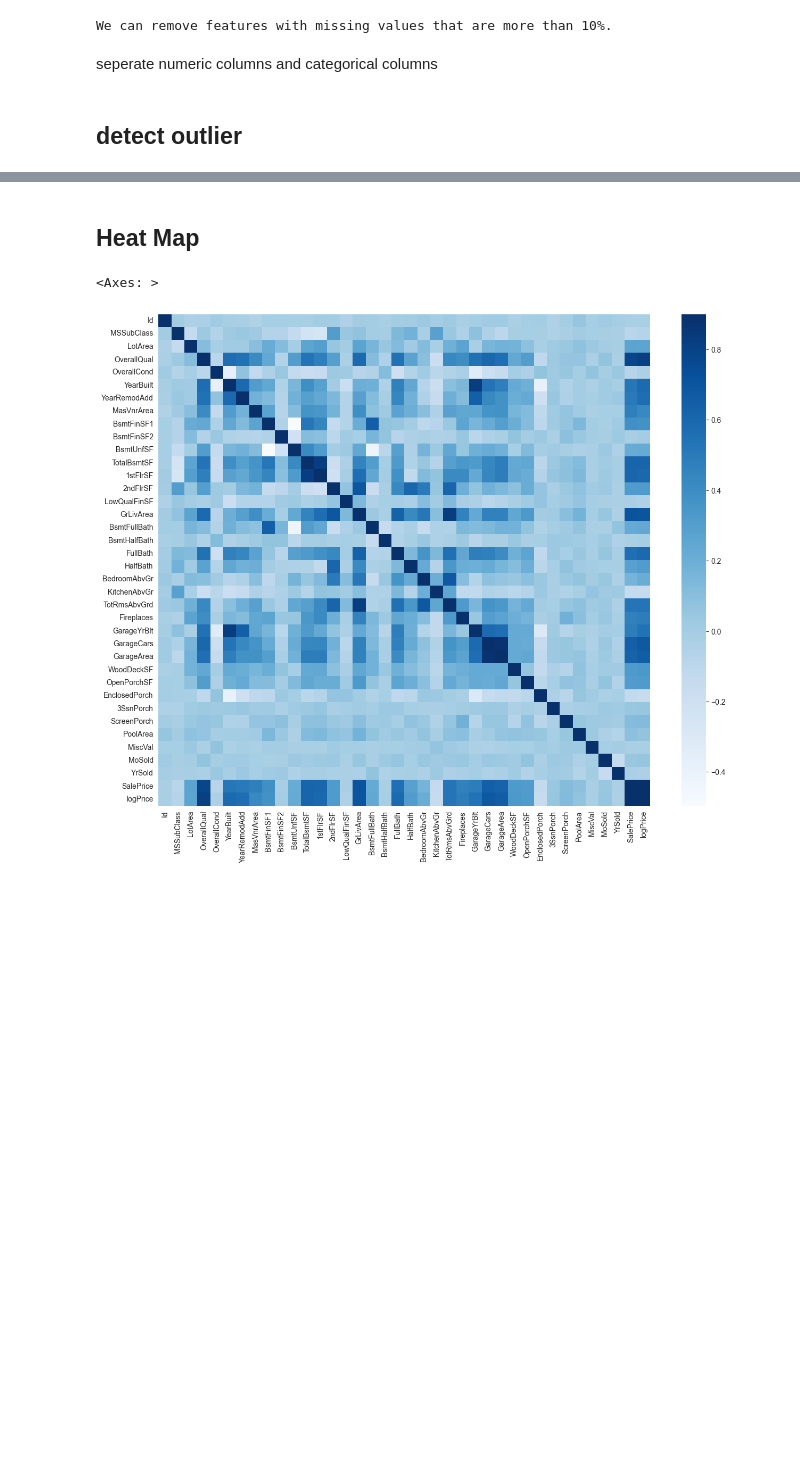
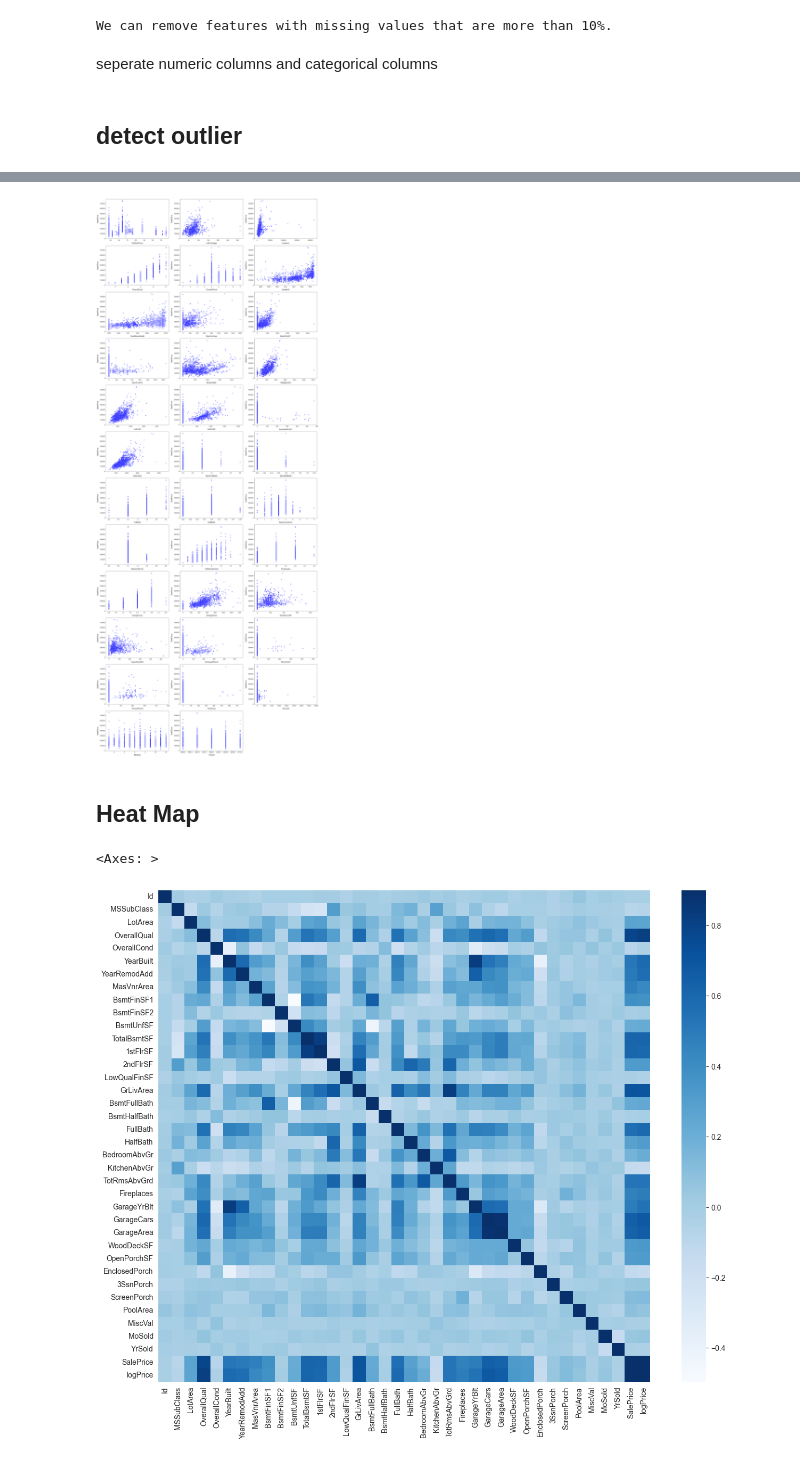
Before and after one commit to zoezhousy/Kaggle_House_Price_Prediction, a Jupyter notebook: notebook-team-x.ipynb, the cells around one changed output, grey strips where cells are left out. Cells and saved outputs as stored; diff of their text form; code cells hidden in the pictures; blank space fills up the shorter version.

```diff
--- a/notebook-team-x.ipynb
+++ b/notebook-team-x.ipynb
@@ -233,25 +233,3 @@ for i in train.columns:
 # numeric, categoric
 # %% [markdown]
 ## detect outlier
-# %%
-# visualising some more outliers in the data values
-fig, axs = plt.subplots(ncols=2, nrows=1, figsize=(12, 120))
-plt.subplots_adjust(right=2)
-plt.subplots_adjust(top=2)
-sns.color_palette("husl", 8)
-for i, feature in enumerate(list(train[numeric]), 1):
-    # if(feature=='MiscVal'):
-        # break
-    plt.subplot(len(list(numeric)), 3, i)
-    sns.scatterplot(x=feature, y='SalePrice', color='blue', data=train)
-
-    plt.xlabel('{}'.format(feature), size=15,labelpad=12.5)
-    plt.ylabel('SalePrice', size=15, labelpad=12.5)
-
-    for j in range(2):
-        plt.tick_params(axis='x', labelsize=12)
-        plt.tick_params(axis='y', labelsize=12)
-
-    plt.legend(loc='best', prop={'size': 10})
-
-plt.show()
@@ -277,3 +236,28 @@ No artists with labels found to put in legend.  Note that artists whose label st
+# %%
+# Calculate number of rows and columns
+ncols = 3
+nrows = (len(numeric) // ncols) + (1 if len(numeric) % ncols != 0 else 0)
+
+# Create subplots with larger height for each plot
+fig, axs = plt.subplots(ncols=ncols, nrows=nrows, figsize=(24, nrows * 5))  # Increased height
+axs = axs.flatten()  # Flatten for easy iteration
+
+# Scatterplots for numeric features against SalePrice
+for i, feature in enumerate(numeric):
+    sns.scatterplot(x=feature, y='SalePrice', color='blue', alpha=0.6, data=train, ax=axs[i])
+    axs[i].set_xlabel(feature, fontsize=15, labelpad=10)
+    axs[i].set_ylabel('SalePrice', fontsize=15, labelpad=10)
+    axs[i].tick_params(axis='x', labelsize=12)
+    axs[i].tick_params(axis='y', labelsize=12)
+
+# Remove unused subplots
+for j in range(i + 1, len(axs)):
+    fig.delaxes(axs[j])
+
+plt.tight_layout()
+plt.show()
+# %% [output]
+[figure, added]
 # %% [markdown]
 ## Heat Map
 # %%
```
Also changed, not shown: parts of 1 cell of this notebook.
